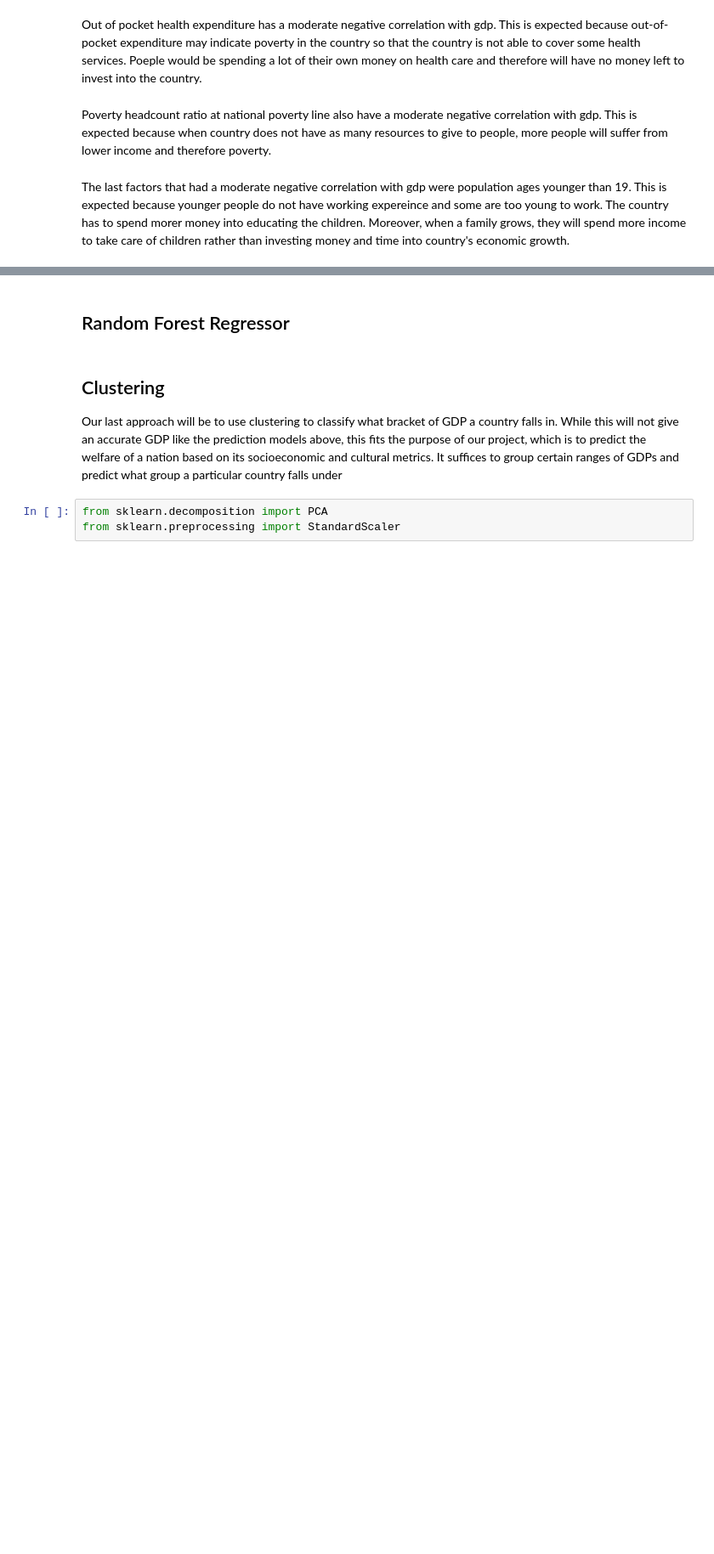
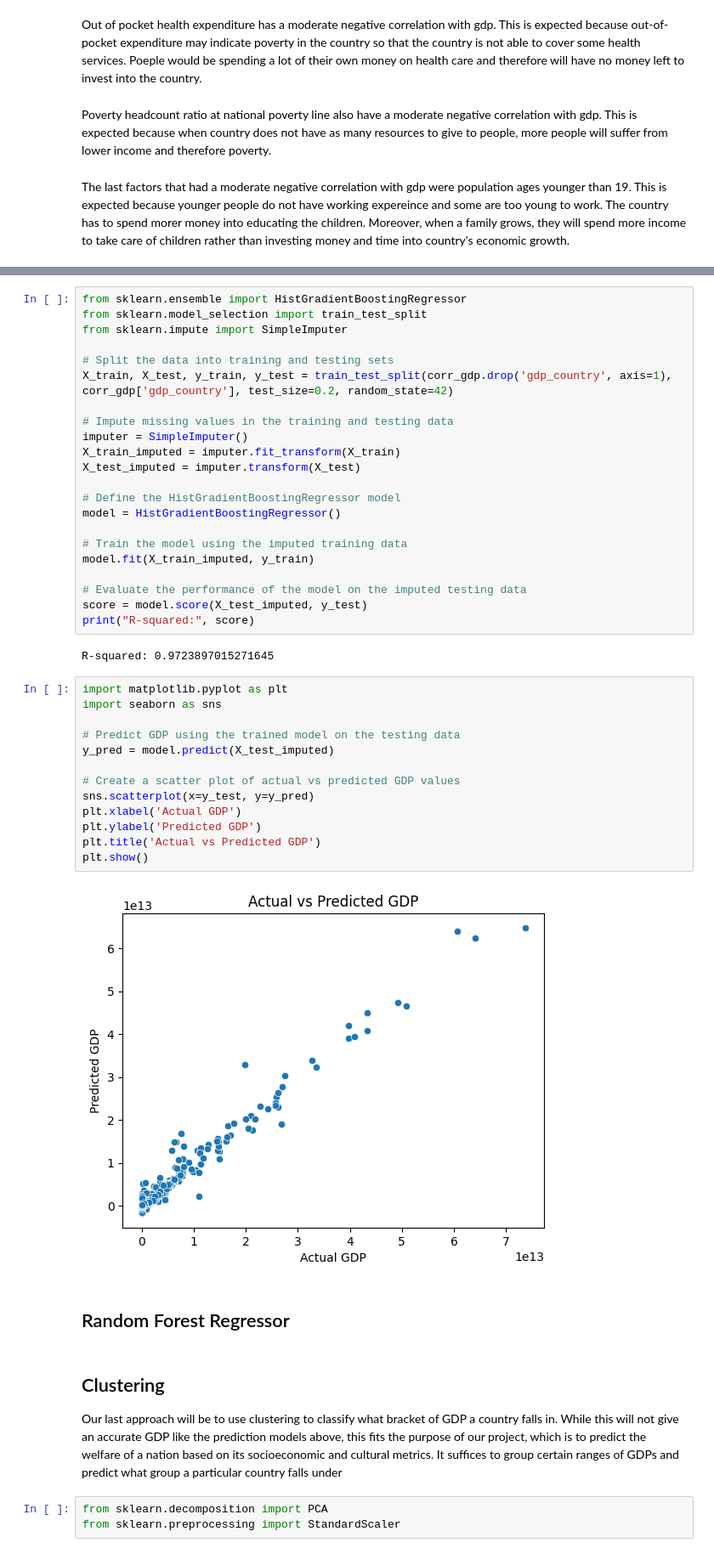
Before and after one commit to aishwaryabsk/GDP_Health_Analysis, a Jupyter notebook: GDP_Health_Analysis.ipynb, the cells around one changed output, grey strips where cells are left out. Shown: that part at 85% size. Cells and saved outputs as stored; diff of their text form; blank space fills up the shorter version.

```diff
--- a/GDP_Health_Analysis.ipynb
+++ b/GDP_Health_Analysis.ipynb
@@ -436,3 +431,42 @@ lin_reg_score = r2_score(y_test, y_pred)
+# %%
+from sklearn.ensemble import HistGradientBoostingRegressor
+from sklearn.model_selection import train_test_split
+from sklearn.impute import SimpleImputer
+
+# Split the data into training and testing sets
+X_train, X_test, y_train, y_test = train_test_split(corr_gdp.drop('gdp_country', axis=1), corr_gdp['gdp_country'], test_size=0.2, random_state=42)
+
+# Impute missing values in the training and testing data
+imputer = SimpleImputer()
+X_train_imputed = imputer.fit_transform(X_train)
+X_test_imputed = imputer.transform(X_test)
+
+# Define the HistGradientBoostingRegressor model
+model = HistGradientBoostingRegressor()
+
+# Train the model using the imputed training data
+model.fit(X_train_imputed, y_train)
+
+# Evaluate the performance of the model on the imputed testing data
+score = model.score(X_test_imputed, y_test)
+print("R-squared:", score)
+# %% [output]
+R-squared: 0.9723897015271645
+# %%
+import matplotlib.pyplot as plt
+import seaborn as sns
+
+# Predict GDP using the trained model on the testing data
+y_pred = model.predict(X_test_imputed)
+
+# Create a scatter plot of actual vs predicted GDP values
+sns.scatterplot(x=y_test, y=y_pred)
+plt.xlabel('Actual GDP')
+plt.ylabel('Predicted GDP')
+plt.title('Actual vs Predicted GDP')
+plt.show()
+# %% [output]
+[figure, added]
 # %% [markdown]
 ## Random Forest Regressor
 # %% [markdown]
```
Also changed, not shown: parts of 7 cells of this notebook.
